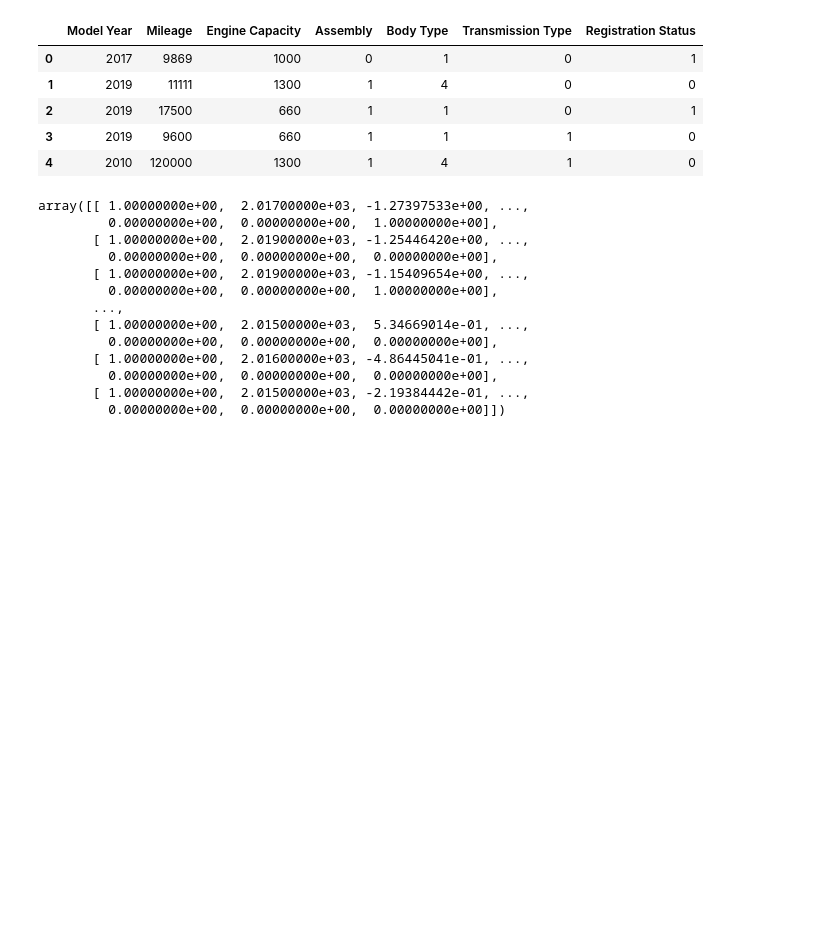
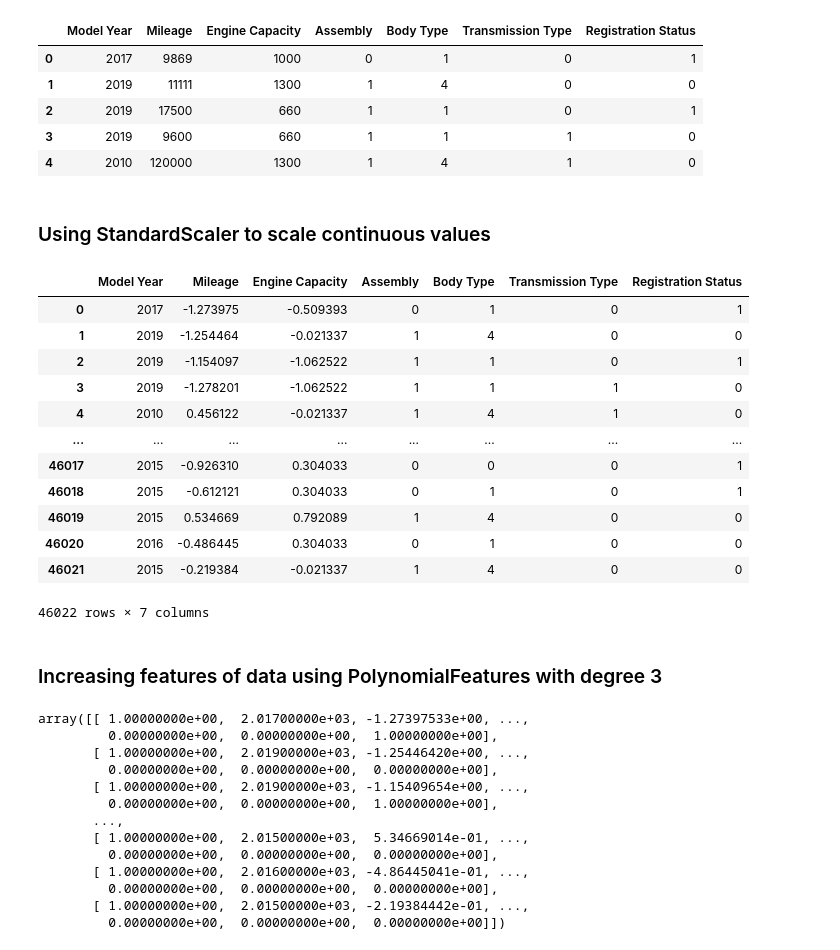
Before and after one commit to rommxl/Lab-experiments, a Jupyter notebook: FODS/exp 10/linearRegression.ipynb, the cells around one changed output. Drawn from its saved outputs; the diff is of its cells as text; code cells hidden in the pictures; blank space fills up the shorter version.

```diff
--- a/FODS/exp 10/linearRegression.ipynb
+++ b/FODS/exp 10/linearRegression.ipynb
@@ -165,11 +167,31 @@ x.head()
 | 2 | 2019 | 17500 | 660 | 1 | 1 | 0 | 1 |
 | 3 | 2019 | 9600 | 660 | 1 | 1 | 1 | 0 |
 | 4 | 2010 | 120000 | 1300 | 1 | 4 | 1 | 0 |
+# %% [markdown]
+### Using StandardScaler to scale continuous values
 # %%
 from sklearn.preprocessing import StandardScaler
 scale = StandardScaler()
 linearVar = [['Mileage','Engine Capacity']]
 x[['Mileage','Engine Capacity']] = scale.fit_transform(x[['Mileage','Engine Capacity']])
+# %%
+x
+# %% [output]
+|  | Model Year | Mileage | Engine Capacity | Assembly | Body Type | Transmission Type | Registration Status |
+| 0 | 2017 | -1.273975 | -0.509393 | 0 | 1 | 0 | 1 |
+| 1 | 2019 | -1.254464 | -0.021337 | 1 | 4 | 0 | 0 |
+| 2 | 2019 | -1.154097 | -1.062522 | 1 | 1 | 0 | 1 |
+| 3 | 2019 | -1.278201 | -1.062522 | 1 | 1 | 1 | 0 |
+| 4 | 2010 | 0.456122 | -0.021337 | 1 | 4 | 1 | 0 |
+| ... | ... | ... | ... | ... | ... | ... | ... |
+| 46017 | 2015 | -0.926310 | 0.304033 | 0 | 0 | 0 | 1 |
+| 46018 | 2015 | -0.612121 | 0.304033 | 0 | 1 | 0 | 1 |
+| 46019 | 2015 | 0.534669 | 0.792089 | 1 | 4 | 0 | 0 |
+| 46020 | 2016 | -0.486445 | 0.304033 | 0 | 1 | 0 | 0 |
+| 46021 | 2015 | -0.219384 | -0.021337 | 1 | 4 | 0 | 0 |
+46022 rows × 7 columns
+# %% [markdown]
+### Increasing features of data using PolynomialFeatures with degree 3
 # %%
 from sklearn.preprocessing import PolynomialFeatures
 poly = PolynomialFeatures(3)
```
Also changed, not shown: parts of 19 cells of this notebook.
